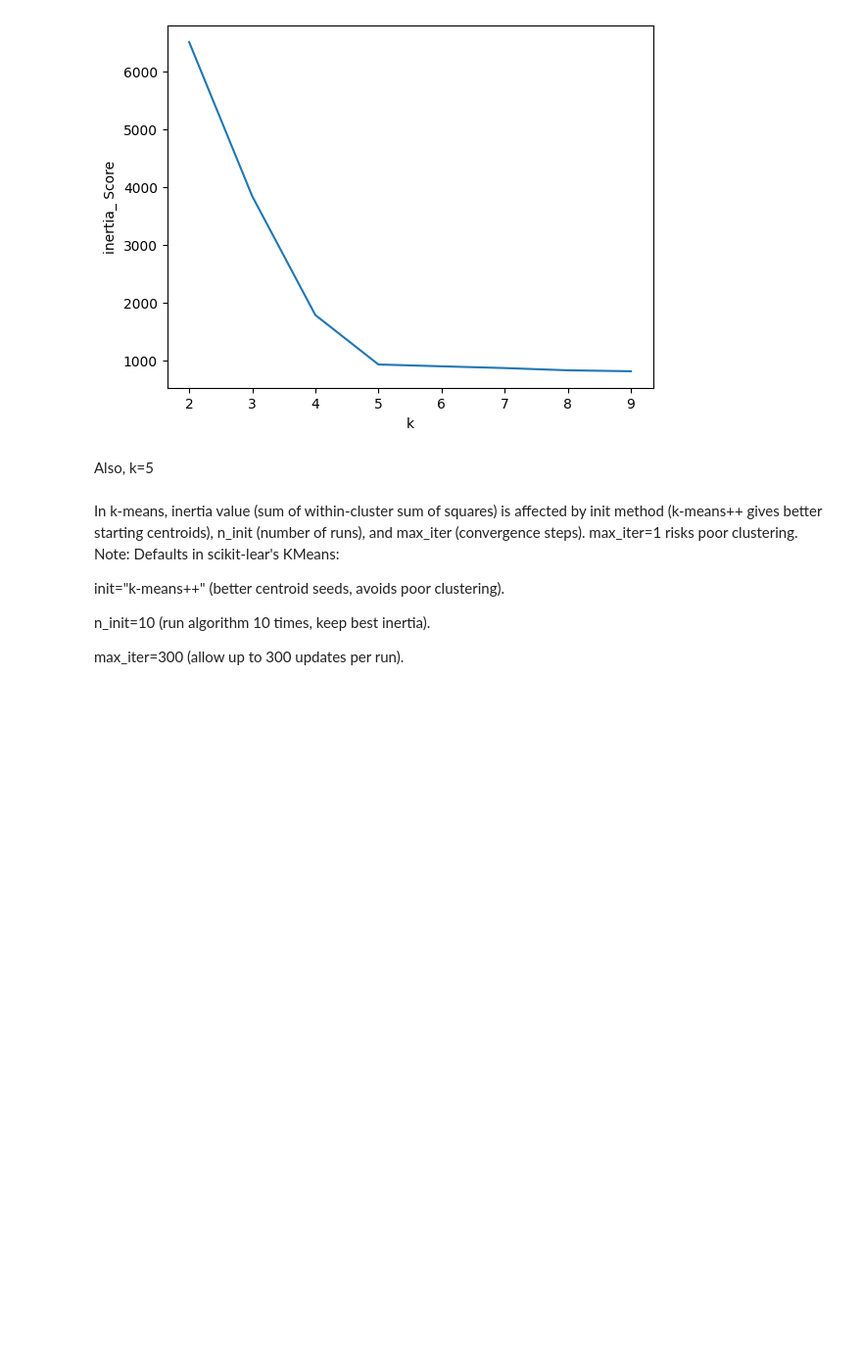
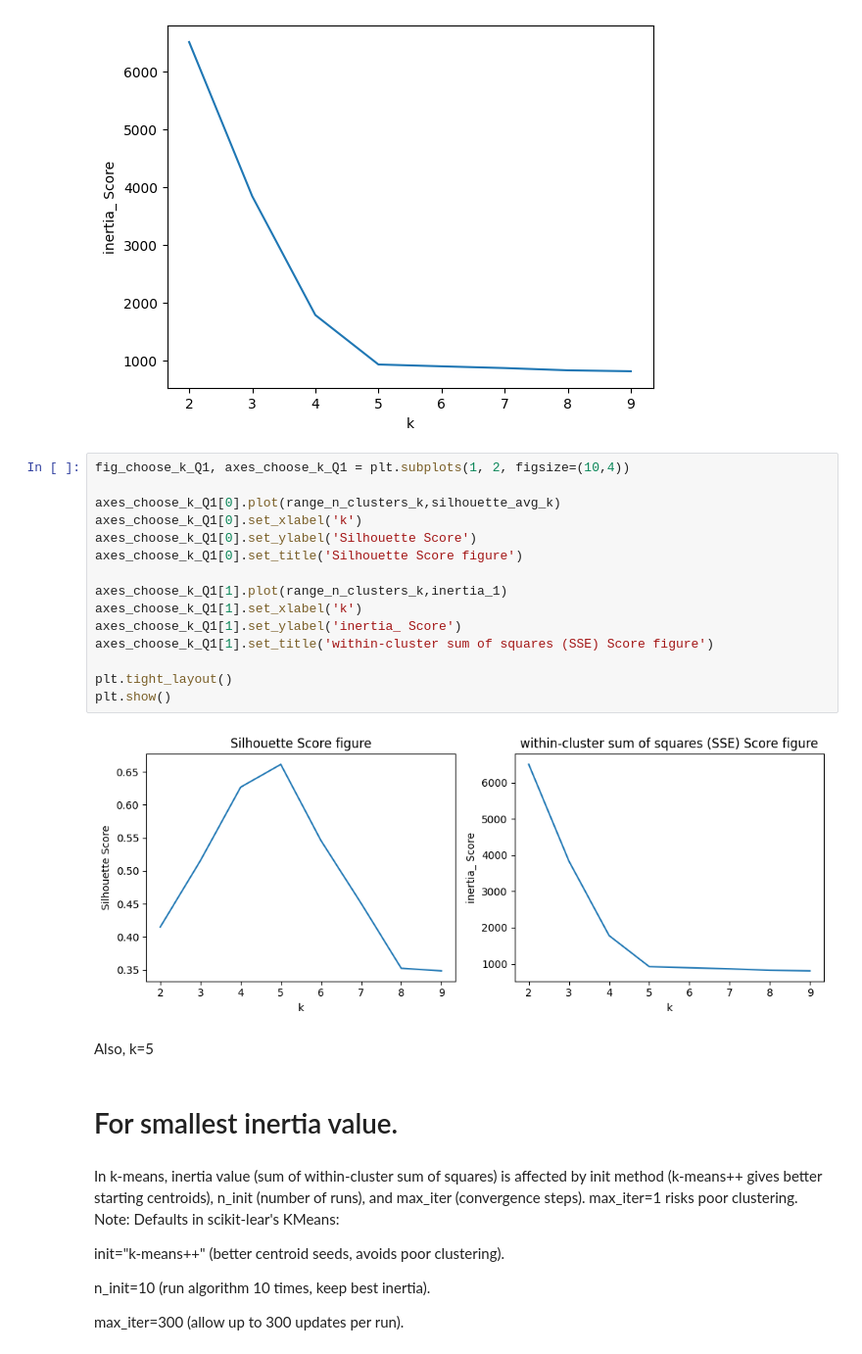
Before and after one commit to Yuyang-Yao/Math_-5750_Project2, a Jupyter notebook: project2.ipynb, the cells around one changed output. Shown at 98% size. Drawn from its saved outputs; the diff is of its cells as text; blank space fills up the shorter version.

```diff
--- a/project2.ipynb
+++ b/project2.ipynb
@@ -118,8 +118,27 @@ plt.show()
 # %% [output]
 [6504.839875872424, 3836.3771369424576, 1780.4172638655577, 924.3159961688092, 892.6443542470599, 862.5921665100362, 823.7100949928089, 807.3096971848739]
 [figure]
+# %%
+fig_choose_k_Q1, axes_choose_k_Q1 = plt.subplots(1, 2, figsize=(10,4))
+
+axes_choose_k_Q1[0].plot(range_n_clusters_k,silhouette_avg_k)
+axes_choose_k_Q1[0].set_xlabel('k')
+axes_choose_k_Q1[0].set_ylabel('Silhouette Score')
+axes_choose_k_Q1[0].set_title('Silhouette Score figure')
+
+axes_choose_k_Q1[1].plot(range_n_clusters_k,inertia_1)
+axes_choose_k_Q1[1].set_xlabel('k')
+axes_choose_k_Q1[1].set_ylabel('inertia_ Score')
+axes_choose_k_Q1[1].set_title('within-cluster sum of squares (SSE) Score figure')
+
+plt.tight_layout()
+plt.show()
+# %% [output]
+[figure, added]
 # %% [markdown]
 Also, k=5
+# %% [markdown]
+# For smallest inertia value.
 # %% [markdown]
 In k-means, inertia value (sum of within-cluster sum of squares) is affected by init method (k-means++ gives better starting centroids), n_init (number of runs), and max_iter (convergence steps). max_iter=1 risks poor clustering.
 Note:
```
Also changed, not shown: parts of 1 cell of this notebook.
